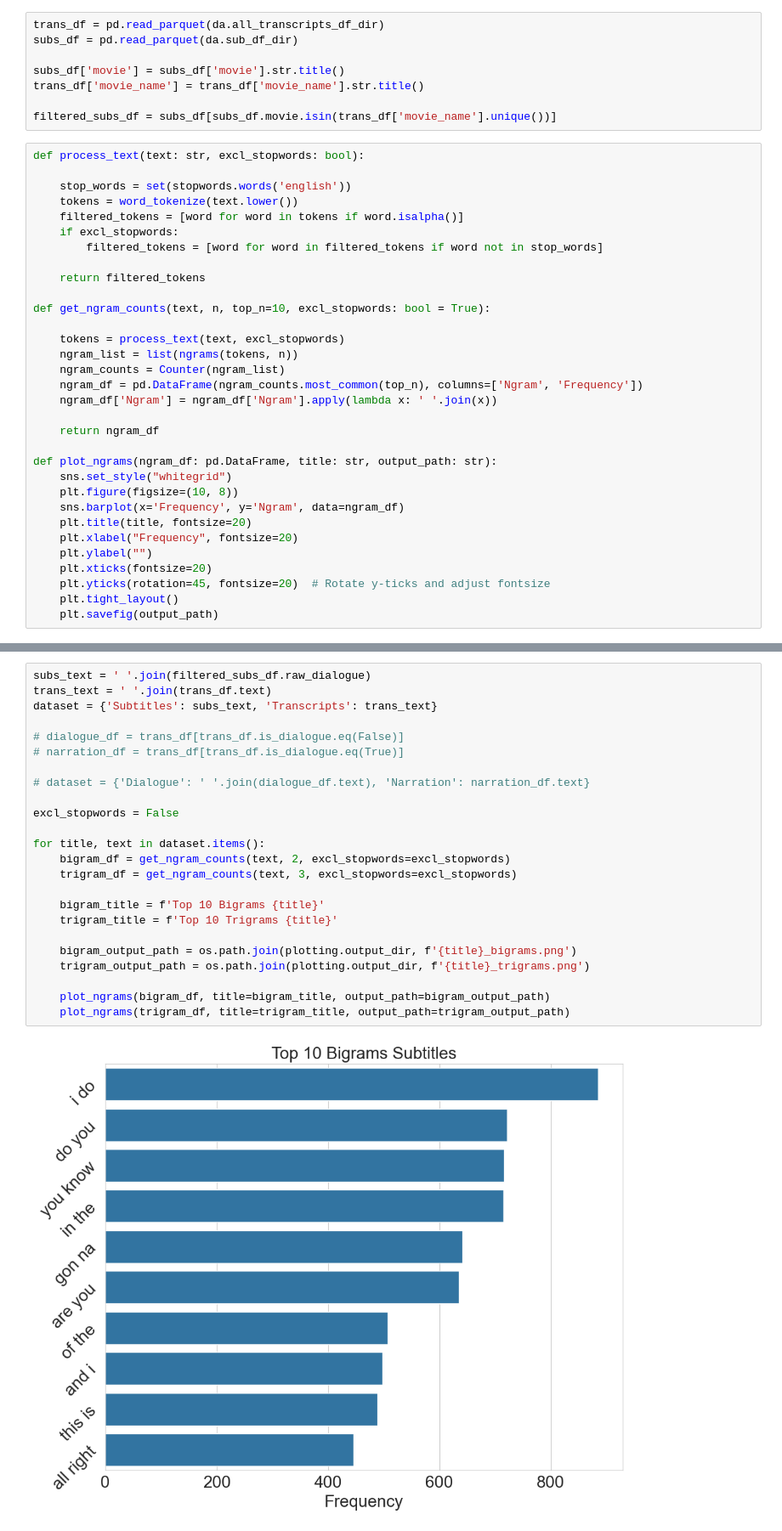
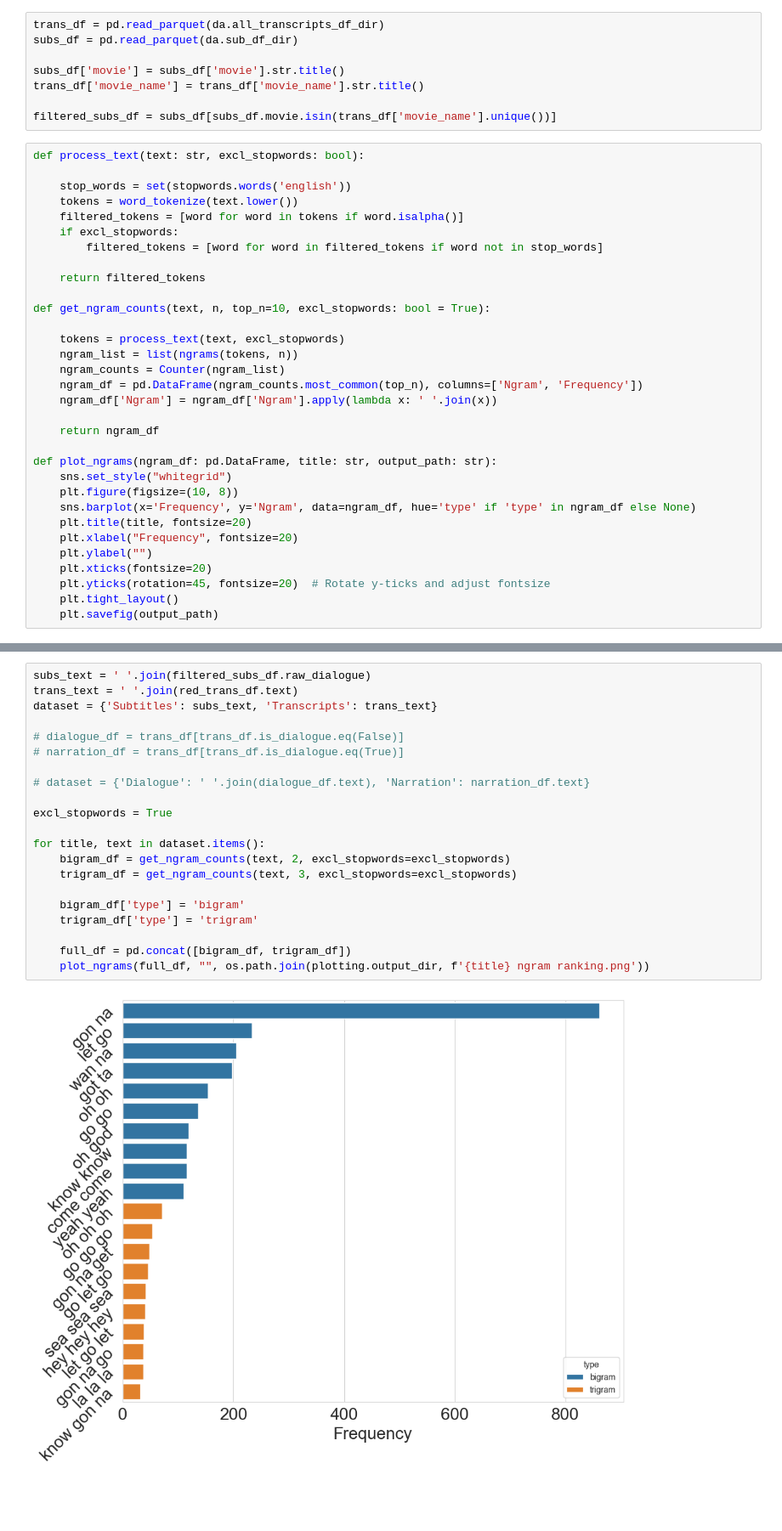
Before and after one commit to sydney-machine-learning/audiodescription-abusedetection, a Jupyter notebook: 02_data_preparation.ipynb, the cells around one changed output, grey strips where cells are left out. Shown: that part at 85% size. Saved outputs shown, nothing was run; the diff lists cells and outputs as text; blank space fills up the shorter version.

```diff
--- a/02_data_preparation.ipynb
+++ b/02_data_preparation.ipynb
@@ -51,7 +51,7 @@ def get_ngram_counts(text, n, top_n=10, excl_stopwords: bool = True):
 def plot_ngrams(ngram_df: pd.DataFrame, title: str, output_path: str):
     sns.set_style("whitegrid")
     plt.figure(figsize=(10, 8))
-    sns.barplot(x='Frequency', y='Ngram', data=ngram_df)
+    sns.barplot(x='Frequency', y='Ngram', data=ngram_df, hue='type' if 'type' in ngram_df else None)
     plt.title(title, fontsize=20)
     plt.xlabel("Frequency", fontsize=20)
     plt.ylabel("")
@@ -64,26 +133,23 @@ red_trans_df = trans_df[trans_df.text.ne(' Thank you.')]
 # %%
 subs_text = ' '.join(filtered_subs_df.raw_dialogue)
-trans_text = ' '.join(trans_df.text)
+trans_text = ' '.join(red_trans_df.text)
 dataset = {'Subtitles': subs_text, 'Transcripts': trans_text}
 
 # dialogue_df = trans_df[trans_df.is_dialogue.eq(False)]
 # narration_df = trans_df[trans_df.is_dialogue.eq(True)]
 
 # dataset = {'Dialogue': ' '.join(dialogue_df.text), 'Narration': narration_df.text}
 
-excl_stopwords = False
+excl_stopwords = True
 
 for title, text in dataset.items():
     bigram_df = get_ngram_counts(text, 2, excl_stopwords=excl_stopwords)
     trigram_df = get_ngram_counts(text, 3, excl_stopwords=excl_stopwords)
 
-    bigram_title = f'Top 10 Bigrams {title}'
-    trigram_title = f'Top 10 Trigrams {title}'
+    bigram_df['type'] = 'bigram'
+    trigram_df['type'] = 'trigram'
 
-    bigram_output_path = os.path.join(plotting.output_dir, f'{title}_bigrams.png')
-    trigram_output_path = os.path.join(plotting.output_dir, f'{title}_trigrams.png')
-
-    plot_ngrams(bigram_df, title=bigram_title, output_path=bigram_output_path)
-    plot_ngrams(trigram_df, title=trigram_title, output_path=trigram_output_path)
+    full_df = pd.concat([bigram_df, trigram_df])
+    plot_ngrams(full_df, "", os.path.join(plotting.output_dir, f'{title} ngram ranking.png'))
 # %% [output]
-[figure, old version]
+[figure, new version]
```
Also changed, not shown: parts of 10 cells of this notebook, 6 other files.
